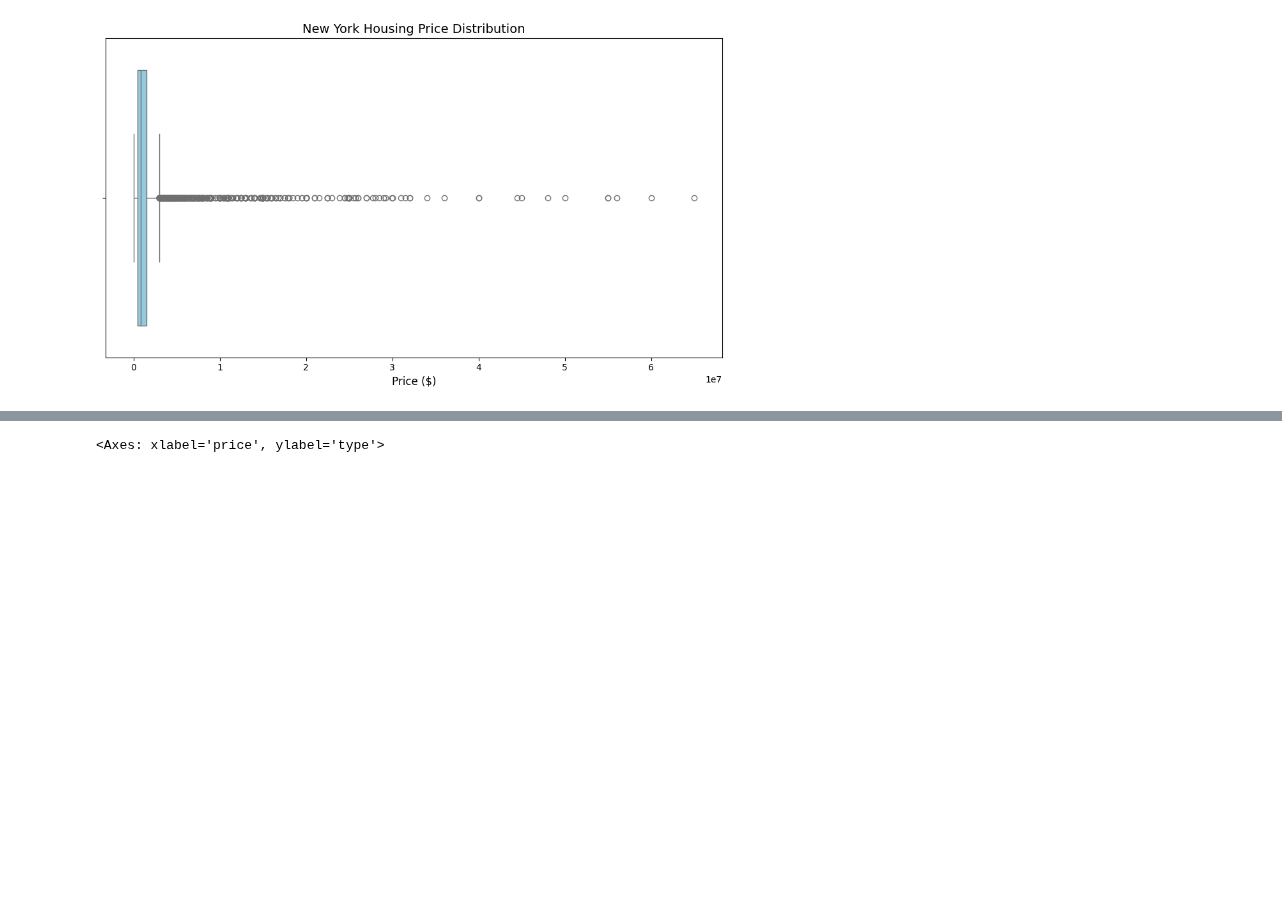
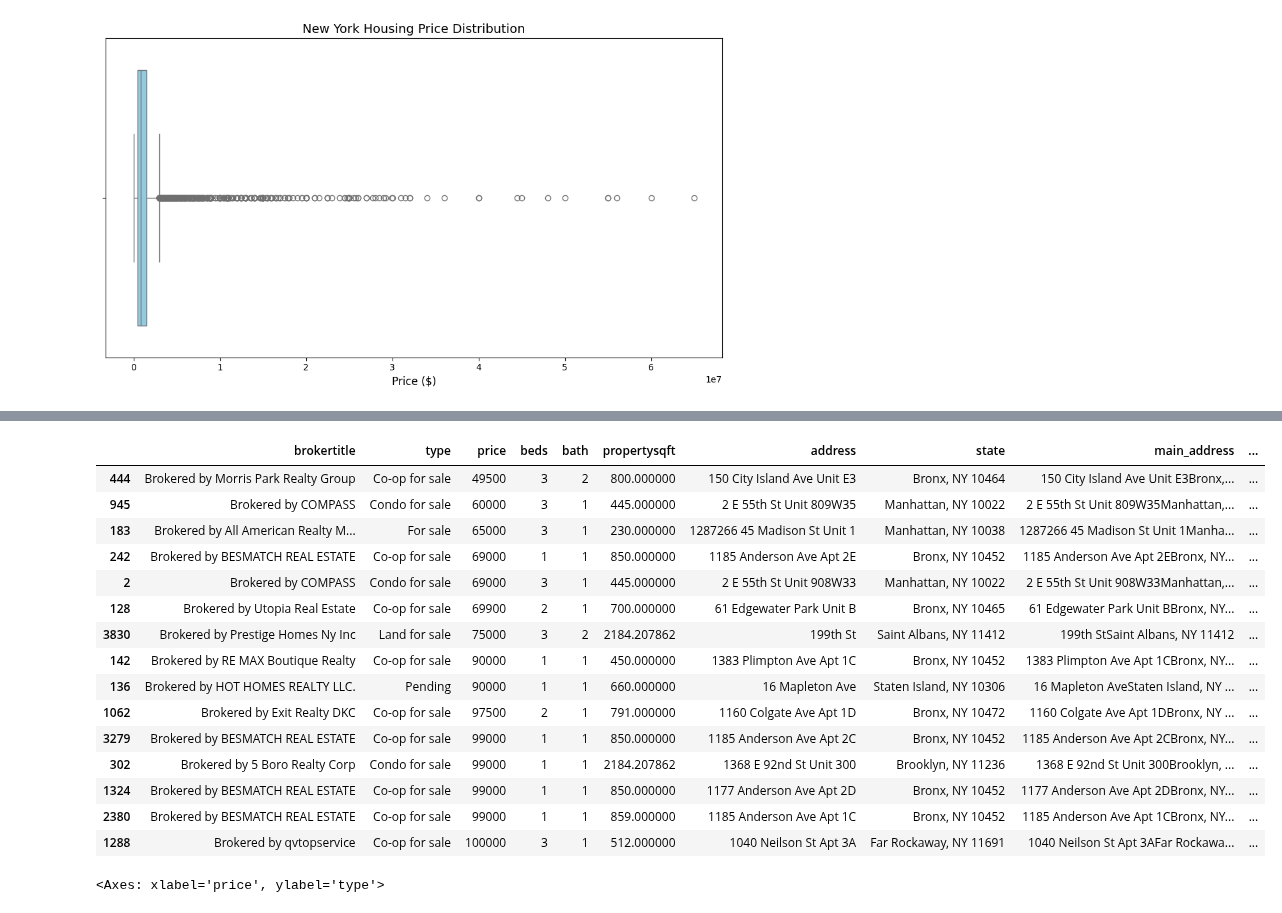
Before and after one commit to codekot/nyc-housing-project, a Jupyter notebook: notebooks/nyc_2024_edited.ipynb, the cells around one changed output, grey strips where cells are left out. Cells and saved outputs as stored; diff of their text form; code cells hidden in the pictures; blank space fills up the shorter version.

```diff
--- a/notebooks/nyc_2024_edited.ipynb
+++ b/notebooks/nyc_2024_edited.ipynb
@@ -248,0 +258,19 @@ plt.show()
+# %%
+df.sort_values('price').head(15)
+# %% [output]
+|  | brokertitle | type | price | beds | bath | propertysqft | address | state | main_address | ... |
+| 444 | Brokered by Morris Park Realty Group | Co-op for sale | 49500 | 3 | 2 | 800.000000 | 150 City Island Ave Unit E3 | Bronx, NY 10464 | 150 City Island Ave Unit E3Bronx,... | ... |
+| 945 | Brokered by COMPASS | Condo for sale | 60000 | 3 | 1 | 445.000000 | 2 E 55th St Unit 809W35 | Manhattan, NY 10022 | 2 E 55th St Unit 809W35Manhattan,... | ... |
+| 183 | Brokered by All American Realty M... | For sale | 65000 | 3 | 1 | 230.000000 | 1287266 45 Madison St Unit 1 | Manhattan, NY 10038 | 1287266 45 Madison St Unit 1Manha... | ... |
+| 242 | Brokered by BESMATCH REAL ESTATE | Co-op for sale | 69000 | 1 | 1 | 850.000000 | 1185 Anderson Ave Apt 2E | Bronx, NY 10452 | 1185 Anderson Ave Apt 2EBronx, NY... | ... |
+| 2 | Brokered by COMPASS | Condo for sale | 69000 | 3 | 1 | 445.000000 | 2 E 55th St Unit 908W33 | Manhattan, NY 10022 | 2 E 55th St Unit 908W33Manhattan,... | ... |
+| 128 | Brokered by Utopia Real Estate | Co-op for sale | 69900 | 2 | 1 | 700.000000 | 61 Edgewater Park Unit B | Bronx, NY 10465 | 61 Edgewater Park Unit BBronx, NY... | ... |
+| 3830 | Brokered by Prestige Homes Ny Inc | Land for sale | 75000 | 3 | 2 | 2184.207862 | 199th St | Saint Albans, NY 11412 | 199th StSaint Albans, NY 11412 | ... |
+| 142 | Brokered by RE MAX Boutique Realty | Co-op for sale | 90000 | 1 | 1 | 450.000000 | 1383 Plimpton Ave Apt 1C | Bronx, NY 10452 | 1383 Plimpton Ave Apt 1CBronx, NY... | ... |
+| 136 | Brokered by HOT HOMES REALTY LLC. | Pending | 90000 | 1 | 1 | 660.000000 | 16 Mapleton Ave | Staten Island, NY 10306 | 16 Mapleton AveStaten Island, NY ... | ... |
+| 1062 | Brokered by Exit Realty DKC | Co-op for sale | 97500 | 2 | 1 | 791.000000 | 1160 Colgate Ave Apt 1D | Bronx, NY 10472 | 1160 Colgate Ave Apt 1DBronx, NY ... | ... |
+| 3279 | Brokered by BESMATCH REAL ESTATE | Co-op for sale | 99000 | 1 | 1 | 850.000000 | 1185 Anderson Ave Apt 2C | Bronx, NY 10452 | 1185 Anderson Ave Apt 2CBronx, NY... | ... |
+| 302 | Brokered by 5 Boro Realty Corp | Condo for sale | 99000 | 1 | 1 | 2184.207862 | 1368 E 92nd St Unit 300 | Brooklyn, NY 11236 | 1368 E 92nd St Unit 300Brooklyn, ... | ... |
+| 1324 | Brokered by BESMATCH REAL ESTATE | Co-op for sale | 99000 | 1 | 1 | 850.000000 | 1177 Anderson Ave Apt 2D | Bronx, NY 10452 | 1177 Anderson Ave Apt 2DBronx, NY... | ... |
+| 2380 | Brokered by BESMATCH REAL ESTATE | Co-op for sale | 99000 | 1 | 1 | 859.000000 | 1185 Anderson Ave Apt 1C | Bronx, NY 10452 | 1185 Anderson Ave Apt 1CBronx, NY... | ... |
+| 1288 | Brokered by qvtopservice | Co-op for sale | 100000 | 3 | 1 | 512.000000 | 1040 Neilson St Apt 3A | Far Rockaway, NY 11691 | 1040 Neilson St Apt 3AFar Rockawa... | ... |
```
Also changed, not shown: parts of 5 cells of this notebook.
